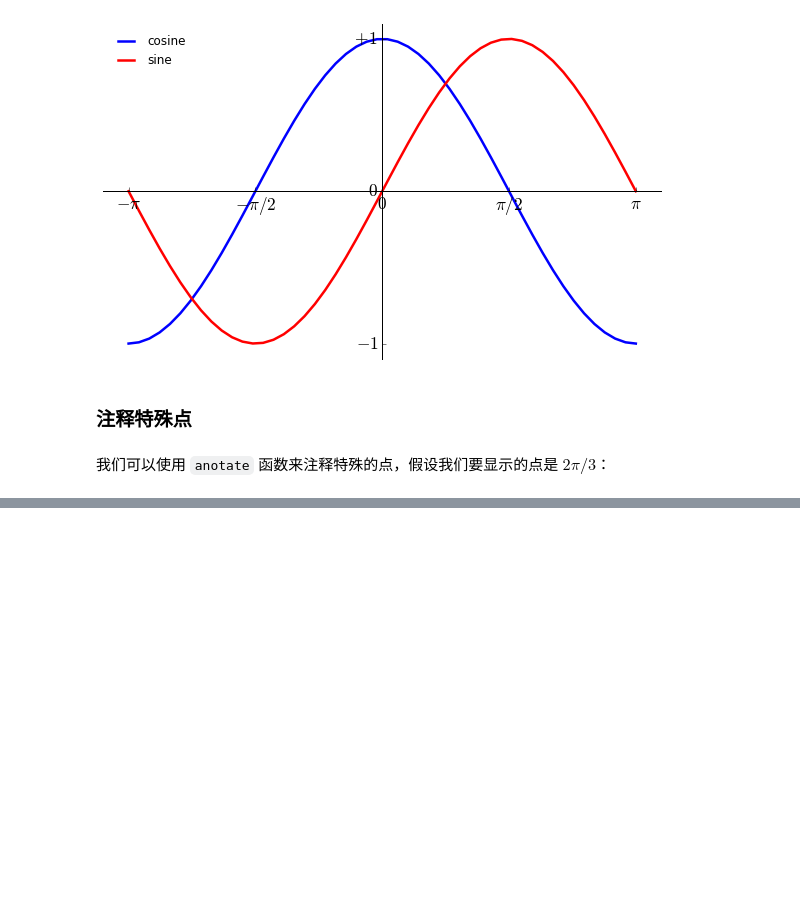
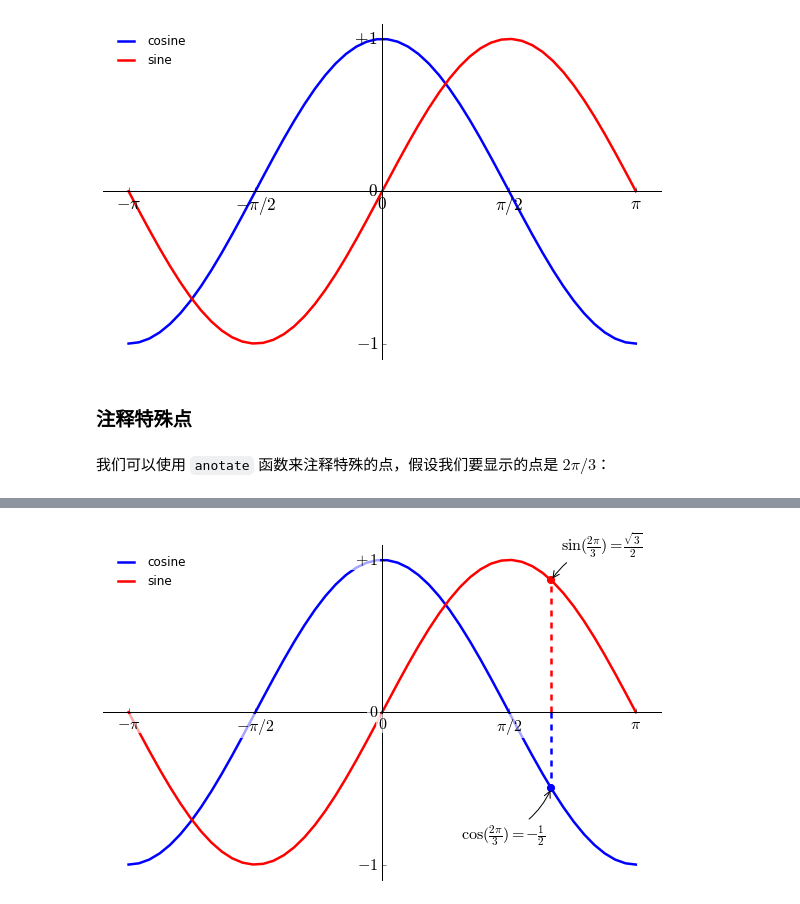
Before and after one commit to xiangliTHU/python-tutorial, a Jupyter notebook: 06. matplotlib/06.01 simple plot using matplotlib.pyplot.ipynb, the cells around one changed output, grey strips where cells are left out. Saved outputs shown, nothing was run; the diff lists cells and outputs as text; code cells hidden in the pictures; blank space fills up the shorter version.

```diff
--- a/06. matplotlib/06.01 simple plot using matplotlib.pyplot.ipynb
+++ b/06. matplotlib/06.01 simple plot using matplotlib.pyplot.ipynb
@@ -390,0 +408,82 @@ plt.annotate(r'$\cos(\frac{2\pi}{3})=-\frac{1}{2}$',
+# %%
+# 设置图像大小
+plt.figure(figsize=(10,6), dpi=80)
+
+# 画图，指定颜色，线宽，类型
+plt.plot(x, c, 'b-',
+         x, s, 'r-', linewidth=2.5)
+
+# 设置显示范围
+plt.xlim(x.min() * 1.1, x.max() * 1.1)
+plt.ylim(c.min() * 1.1, c.max() * 1.1)
+
+# 得到画图的句柄
+ax = plt.gca()
+
+# ax.spines参数表示四个坐标轴线
+# 将右边和上边的颜色设为透明
+ax.spines['right'].set_color('none')
+ax.spines['top'].set_color('none')
+
+# 将 x 轴的刻度设置在下面的坐标轴上
+ax.xaxis.set_ticks_position('bottom')
+# 设置位置
+ax.spines['bottom'].set_position(('data',0))
+
+# 将 y 轴的刻度设置在左边的坐标轴上
+ax.yaxis.set_ticks_position('left')
+# 设置位置
+ax.spines['left'].set_position(('data',0))
+
+# 设置刻度及其标识
+plt.xticks([-np.pi, -np.pi/2, 0, np.pi/2, np.pi],
+           ['$-\pi$', '$-\pi/2$', '$0$', '$\pi/2$', '$\pi$'], fontsize ='xx-large')
+plt.yticks([-1, 0, 1],
+           ['$-1$', '$0$', '$+1$'], fontsize ='xx-large')
+
+# 加入图例，frameon表示图例周围是否需要边框
+l = plt.legend(['cosine', 'sine'], loc='upper left', frameon=False)
+
+# 数据点
+t = 2 * np.pi / 3
+
+# 蓝色虚线
+plt.plot([t,t],[0,np.cos(t)], color ='blue', linewidth=2.5, linestyle="--")
+
+# 该点处的 cos 值
+plt.scatter([t,],[np.cos(t),], 50, color ='blue')
+
+# 在对应的点显示文本
+plt.annotate(r'$\sin(\frac{2\pi}{3})=\frac{\sqrt{3}}{2}$', # 文本
+             xy=(t, np.sin(t)), # 数据点坐标位置
+             xycoords='data',   # 坐标相对于数据
+             xytext=(+10, +30), # 文本位置坐标
+             textcoords='offset points', # 坐标相对于数据点的坐标
+             fontsize=16,       # 文本大小
+             arrowprops=dict(arrowstyle="->", connectionstyle="arc3,rad=.2")) # 箭头
+
+# 红色虚线
+p = plt.plot([t,t],[0,np.sin(t)], color ='red', linewidth=2.5, linestyle="--")
+
+# 该点处的 sin 值
+p = plt.scatter([t,],[np.sin(t),], 50, color ='red')
+
+# 显示文本
+p = plt.annotate(r'$\cos(\frac{2\pi}{3})=-\frac{1}{2}$',
+             xy=(t, np.cos(t)), xycoords='data',
+             xytext=(-90, -50), textcoords='offset points', fontsize=16,
+             arrowprops=dict(arrowstyle="->", connectionstyle="arc3,rad=.2"))
+
+
+#####################################################################################
+
+for label in ax.get_xticklabels() + ax.get_yticklabels():
+    label.set_fontsize(16)
+    label.set_bbox(dict(facecolor='white', edgecolor='None', alpha=0.65 ))
+
+####################################################################################
+
+# 在脚本中需要加上这句才会显示图像
+# plt.show()
+# %% [output]
+[figure, added]
```
Also changed, not shown: parts of 5 cells of this notebook, 4 other files.
